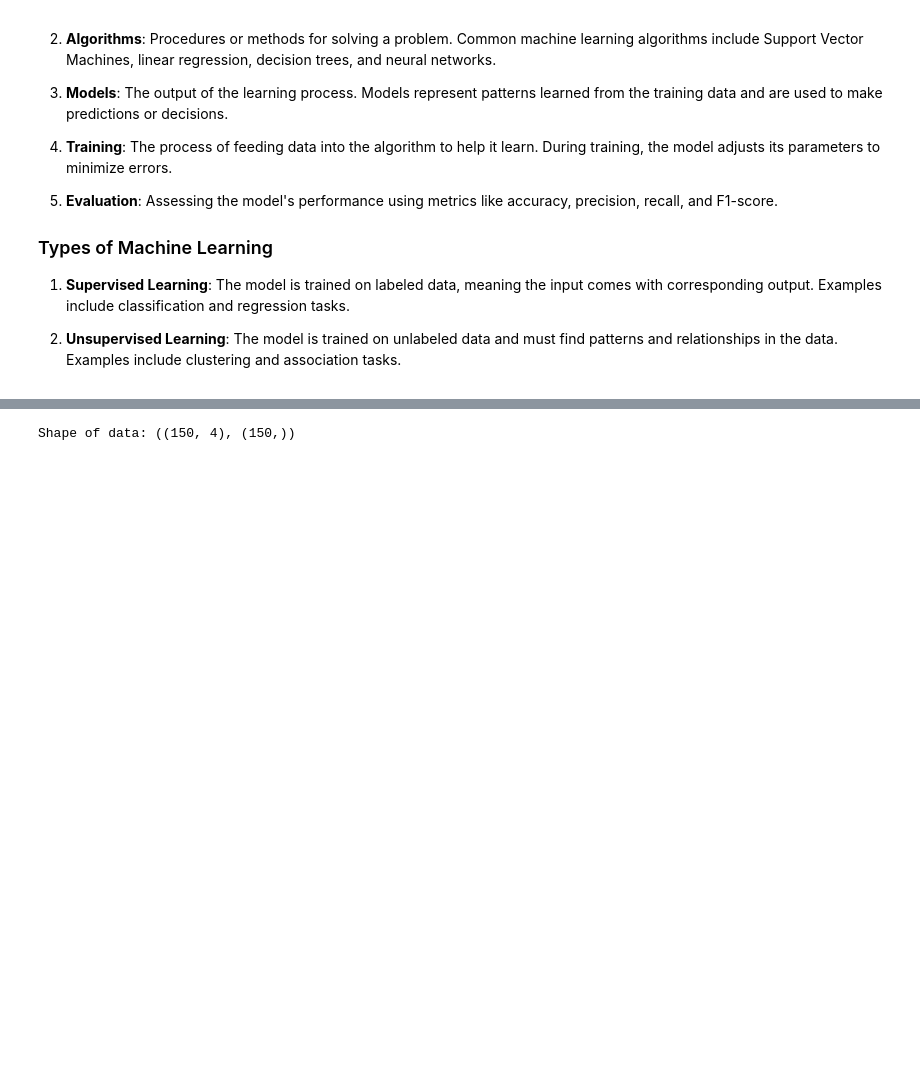
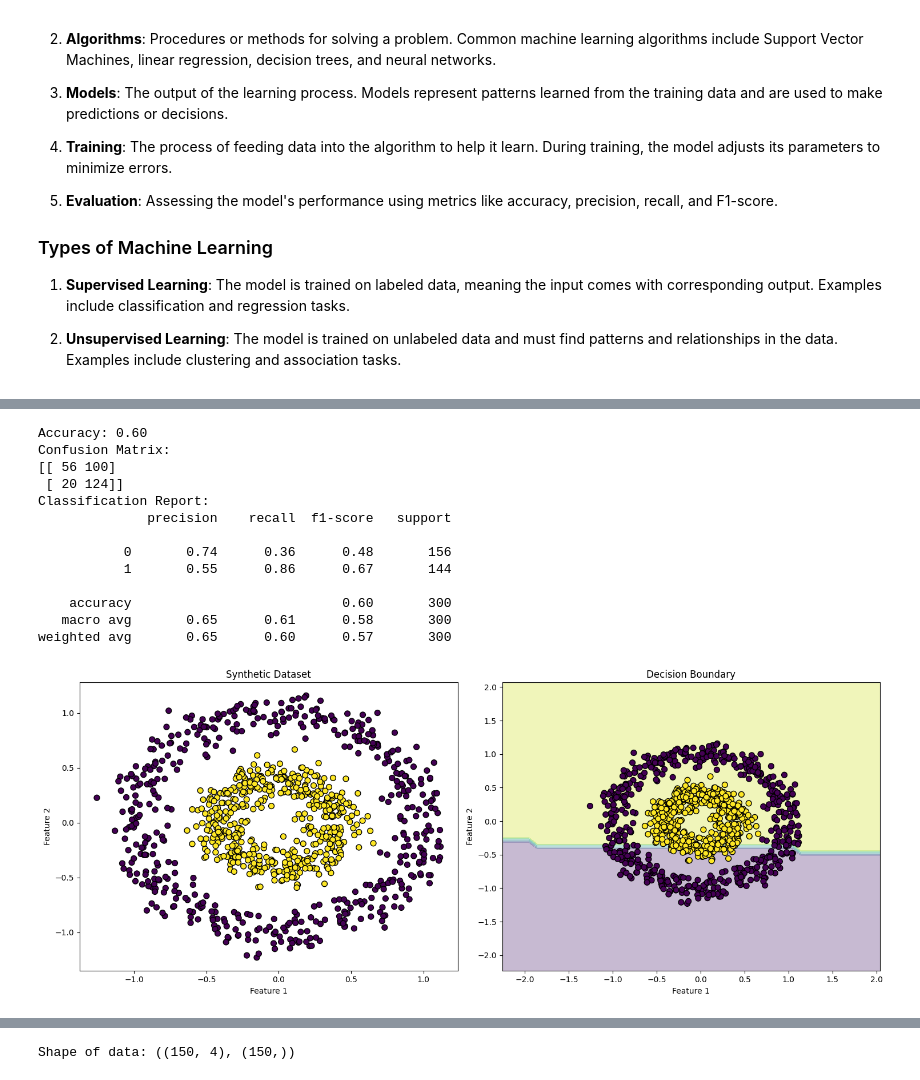
Before and after one commit to nikhil-co/qml_talk, a Jupyter notebook: QSVC.ipynb, the cells around one changed output, grey strips where cells are left out. Drawn from its saved outputs; the diff is of its cells as text; code cells hidden in the pictures; blank space fills up the shorter version.

```diff
--- a/QSVC.ipynb
+++ b/QSVC.ipynb
@@ -73,0 +236,17 @@ QSVC is a variant of the traditional Support Vector Machine (SVM) that leverages
+# %%
+demo_circle()
+# %% [output]
+Accuracy: 0.60
+Confusion Matrix:
+[[ 56 100]
+ [ 20 124]]
+Classification Report:
+              precision    recall  f1-score   support
+
+           0       0.74      0.36      0.48       156
+           1       0.55      0.86      0.67       144
+
+    accuracy                           0.60       300
+   macro avg       0.65      0.61      0.58       300
+weighted avg       0.65      0.60      0.57       300
+[figure, added]
```
Also changed, not shown: parts of 34 cells of this notebook.
